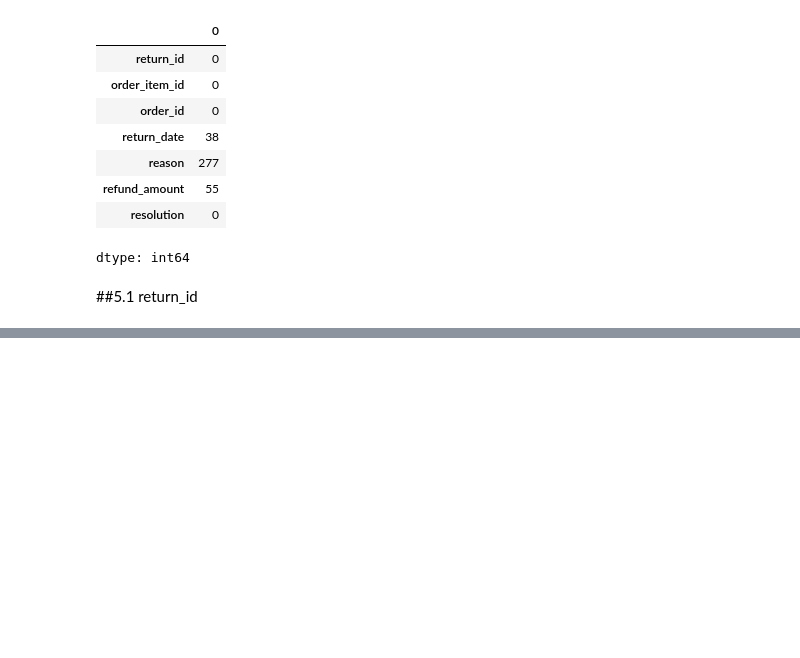
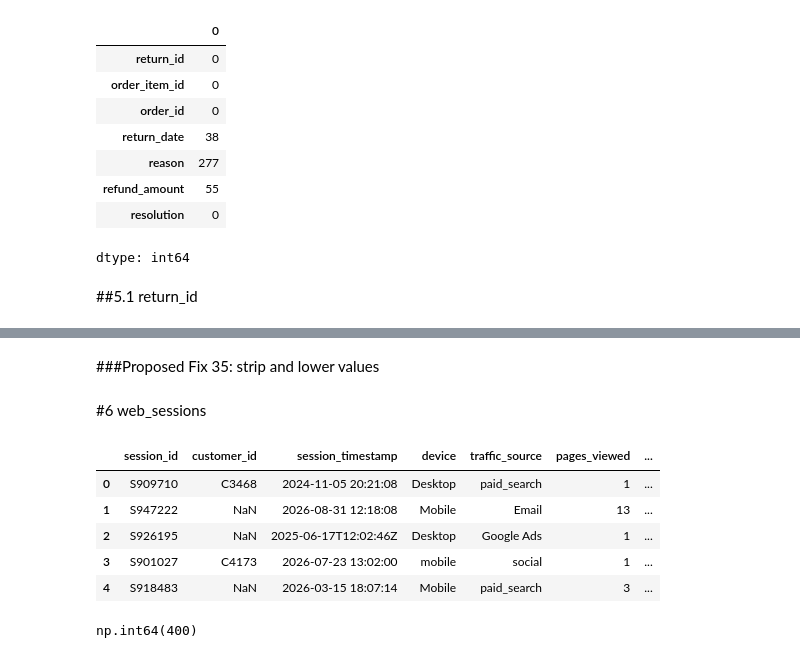
Before and after one commit to LSRajan/valley-outfitters-analysis, a Jupyter notebook: notebooks/01_profiling.ipynb, the cells around one changed output, grey strips where cells are left out. Cells and saved outputs as stored; diff of their text form; code cells hidden in the pictures; blank space fills up the shorter version.

```diff
--- a/notebooks/01_profiling.ipynb
+++ b/notebooks/01_profiling.ipynb
@@ -1503,0 +1674,17 @@ returns
+# %% [markdown]
+###Proposed Fix 35: strip and lower values
+# %% [markdown]
+#6 web_sessions
+# %%
+web_sessions.head()
+# %% [output]
+|  | session_id | customer_id | session_timestamp | device | traffic_source | pages_viewed | ... |
+| 0 | S909710 | C3468 | 2024-11-05 20:21:08 | Desktop | paid_search | 1 | ... |
+| 1 | S947222 | NaN | 2026-08-31 12:18:08 | Mobile | Email | 13 | ... |
+| 2 | S926195 | NaN | 2025-06-17T12:02:46Z | Desktop | Google Ads | 1 | ... |
+| 3 | S901027 | C4173 | 2026-07-23 13:02:00 | mobile | social | 1 | ... |
+| 4 | S918483 | NaN | 2026-03-15 18:07:14 | Mobile | paid_search | 3 | ... |
+# %%
+web_sessions.duplicated().sum()
+# %% [output]
+np.int64(400)
```
Also changed, not shown: parts of 73 cells of this notebook.
